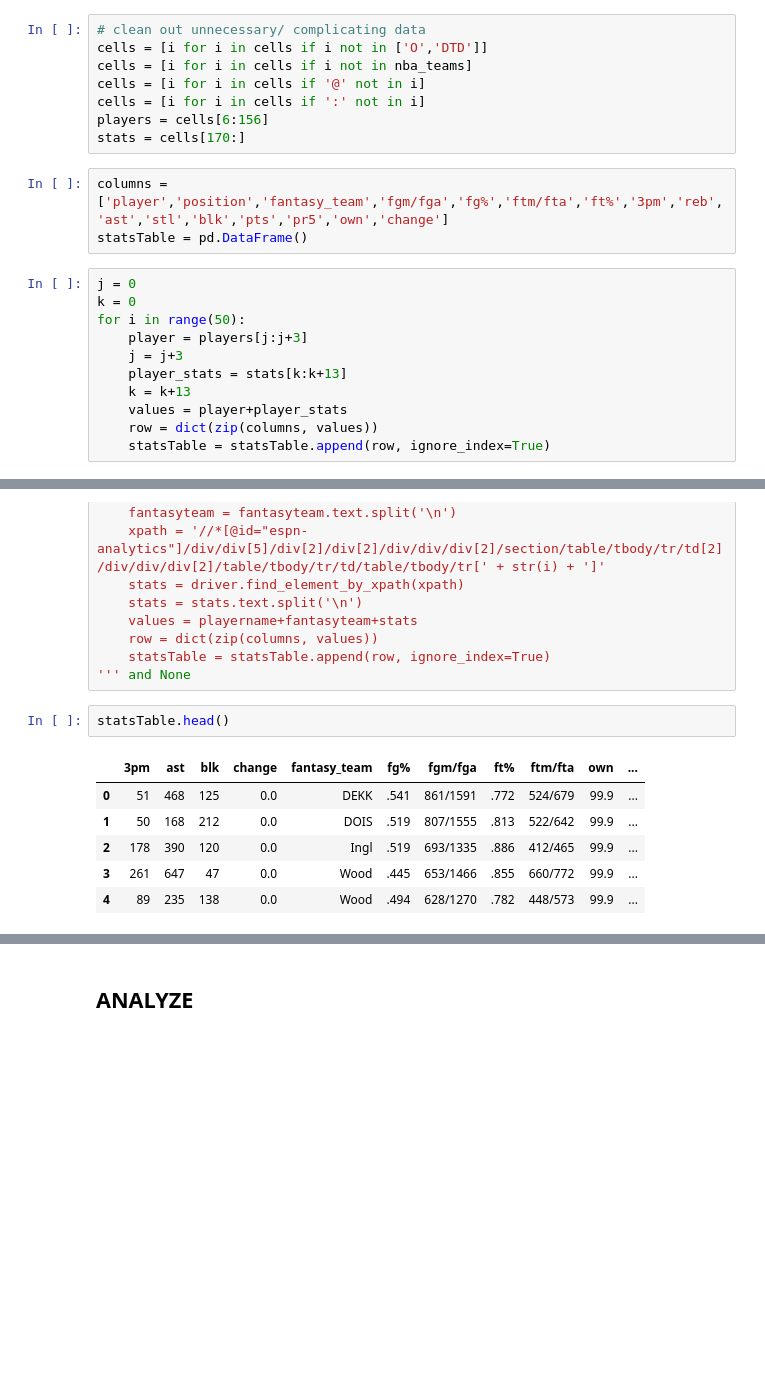
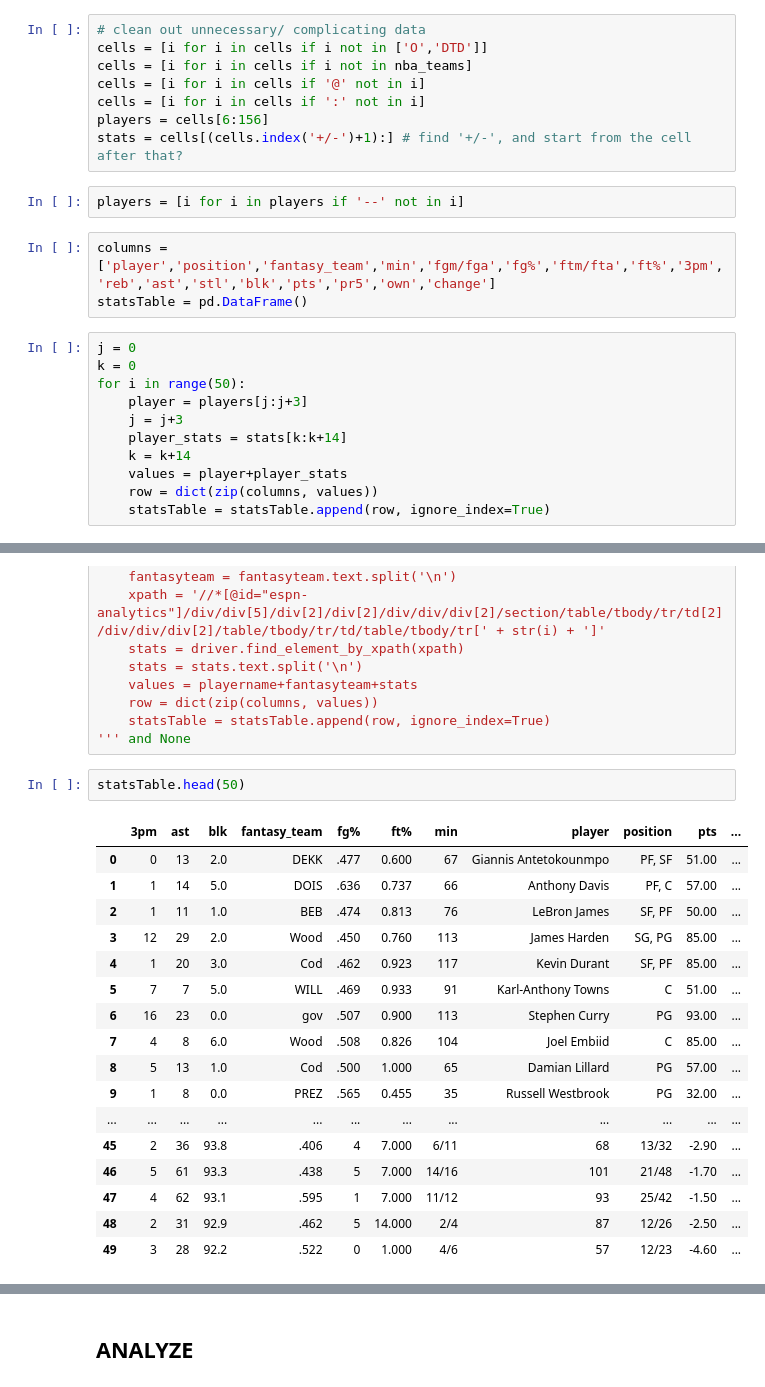
Before and after one commit to codyschank/cluj, a Jupyter notebook: scrape_testing.ipynb, the cells around one changed output, grey strips where cells are left out. Drawn from its saved outputs; the diff is of its cells as text; blank space fills up the shorter version.

```diff
--- a/scrape_testing.ipynb
+++ b/scrape_testing.ipynb
@@ -68,9 +68,11 @@ cells = [i for i in cells if i not in nba_teams]
 cells = [i for i in cells if '@' not in i]
 cells = [i for i in cells if ':' not in i]
 players = cells[6:156]
-stats = cells[170:]
+stats = cells[(cells.index('+/-')+1):] # find '+/-', and start from the cell after that?
+# %%
+players = [i for i in players if '--' not in i]
 # %%
-columns = ['player','position','fantasy_team','fgm/fga','fg%','ftm/fta','ft%','3pm','reb','ast','stl','blk','pts','pr5','own','change']
+columns = ['player','position','fantasy_team','min','fgm/fga','fg%','ftm/fta','ft%','3pm','reb','ast','stl','blk','pts','pr5','own','change']
 statsTable = pd.DataFrame()
 # %%
 j = 0
@@ -78,8 +80,8 @@ k = 0
 for i in range(50):
     player = players[j:j+3]
     j = j+3
-    player_stats = stats[k:k+13]
-    k = k+13
+    player_stats = stats[k:k+14]
+    k = k+14
     values = player+player_stats
     row = dict(zip(columns, values))
     statsTable = statsTable.append(row, ignore_index=True)
@@ -101,11 +103,22 @@ for i in range(50):
     statsTable = statsTable.append(row, ignore_index=True)
 ''' and None
 # %%
-statsTable.head()
+statsTable.head(50)
 # %% [output]
-|  | 3pm | ast | blk | change | fantasy_team | fg% | fgm/fga | ft% | ftm/fta | own | ... |
-| 0 | 51 | 468 | 125 | 0.0 | DEKK | .541 | 861/1591 | .772 | 524/679 | 99.9 | ... |
-| 1 | 50 | 168 | 212 | 0.0 | DOIS | .519 | 807/1555 | .813 | 522/642 | 99.9 | ... |
-| 2 | 178 | 390 | 120 | 0.0 | Ingl | .519 | 693/1335 | .886 | 412/465 | 99.9 | ... |
-| 3 | 261 | 647 | 47 | 0.0 | Wood | .445 | 653/1466 | .855 | 660/772 | 99.9 | ... |
-| 4 | 89 | 235 | 138 | 0.0 | Wood | .494 | 628/1270 | .782 | 448/573 | 99.9 | ... |
+|  | 3pm | ast | blk | fantasy_team | fg% | ft% | min | player | position | pts | ... |
+| 0 | 0 | 13 | 2.0 | DEKK | .477 | 0.600 | 67 | Giannis Antetokounmpo | PF, SF | 51.00 | ... |
+| 1 | 1 | 14 | 5.0 | DOIS | .636 | 0.737 | 66 | Anthony Davis | PF, C | 57.00 | ... |
+| 2 | 1 | 11 | 1.0 | BEB | .474 | 0.813 | 76 | LeBron James | SF, PF | 50.00 | ... |
+| 3 | 12 | 29 | 2.0 | Wood | .450 | 0.760 | 113 | James Harden | SG, PG | 85.00 | ... |
+| 4 | 1 | 20 | 3.0 | Cod | .462 | 0.923 | 117 | Kevin Durant | SF, PF | 85.00 | ... |
+| 5 | 7 | 7 | 5.0 | WILL | .469 | 0.933 | 91 | Karl-Anthony Towns | C | 51.00 | ... |
+| 6 | 16 | 23 | 0.0 | gov | .507 | 0.900 | 113 | Stephen Curry | PG | 93.00 | ... |
+| 7 | 4 | 8 | 6.0 | Wood | .508 | 0.826 | 104 | Joel Embiid | C | 85.00 | ... |
+| 8 | 5 | 13 | 1.0 | Cod | .500 | 1.000 | 65 | Damian Lillard | PG | 57.00 | ... |
+| 9 | 1 | 8 | 0.0 | PREZ | .565 | 0.455 | 35 | Russell Westbrook | PG | 32.00 | ... |
+| ... | ... | ... | ... | ... | ... | ... | ... | ... | ... | ... | ... |
+| 45 | 2 | 36 | 93.8 | .406 | 4 | 7.000 | 6/11 | 68 | 13/32 | -2.90 | ... |
+| 46 | 5 | 61 | 93.3 | .438 | 5 | 7.000 | 14/16 | 101 | 21/48 | -1.70 | ... |
+| 47 | 4 | 62 | 93.1 | .595 | 1 | 7.000 | 11/12 | 93 | 25/42 | -1.50 | ... |
+| 48 | 2 | 31 | 92.9 | .462 | 5 | 14.000 | 2/4 | 87 | 12/26 | -2.50 | ... |
+| 49 | 3 | 28 | 92.2 | .522 | 0 | 1.000 | 4/6 | 57 | 12/23 | -4.60 | ... |
```
Also changed, not shown: parts of 5 cells of this notebook.
